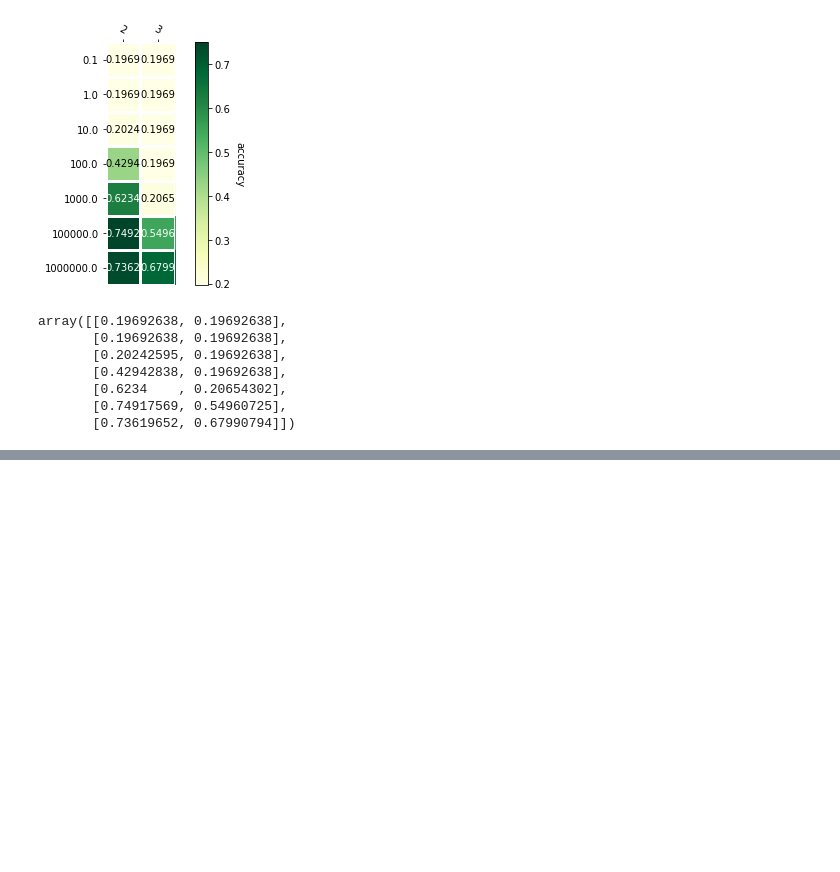
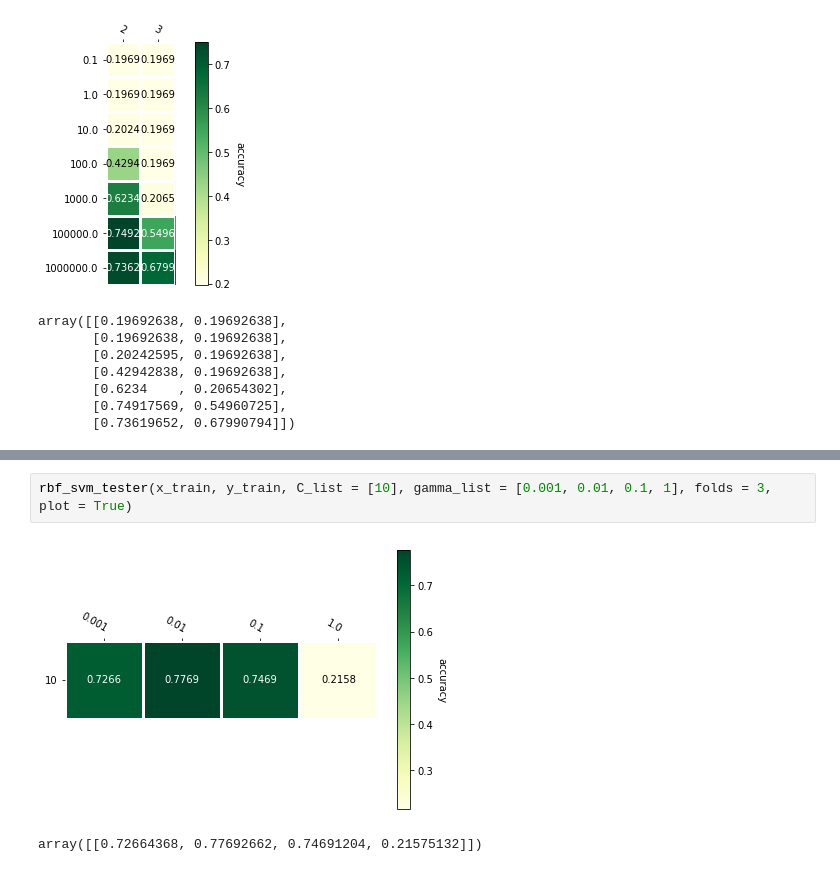
Before and after one commit to jonabaa/Project3, a Jupyter notebook: SVM kernel test.ipynb, the cells around one changed output, grey strips where cells are left out. Cells and saved outputs as stored; diff of their text form; blank space fills up the shorter version.

```diff
--- a/SVM kernel test.ipynb
+++ b/SVM kernel test.ipynb
@@ -80,0 +100,5 @@ array([[0.19692638, 0.19692638],
+# %%
+rbf_svm_tester(x_train, y_train, C_list = [10], gamma_list = [0.001, 0.01, 0.1, 1], folds = 3, plot = True)
+# %% [output]
+[figure, added]
+array([[0.72664368, 0.77692662, 0.74691204, 0.21575132]])
```
Also changed, not shown: parts of 3 cells of this notebook, 4 other files.
